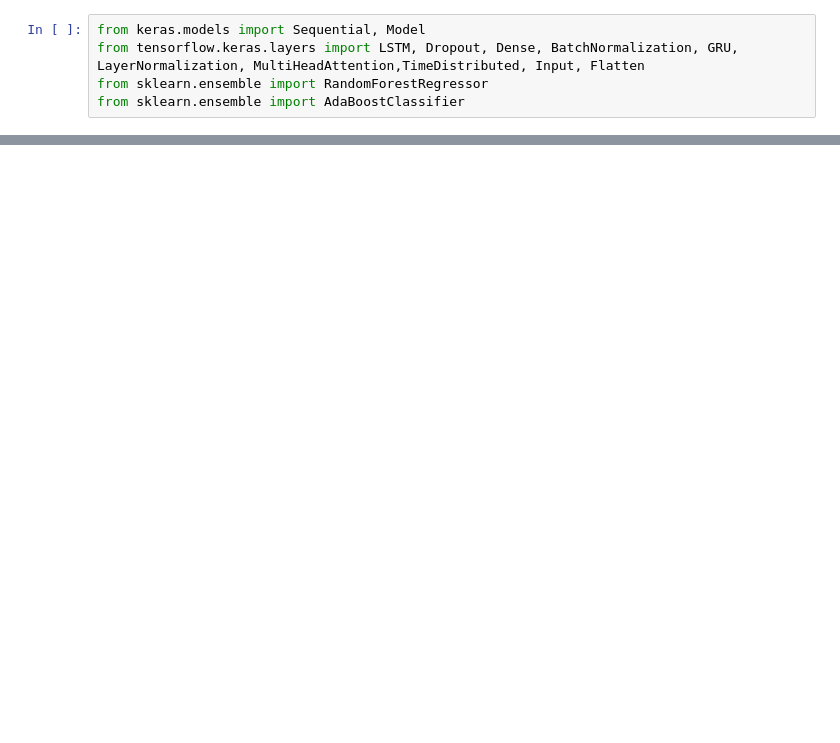
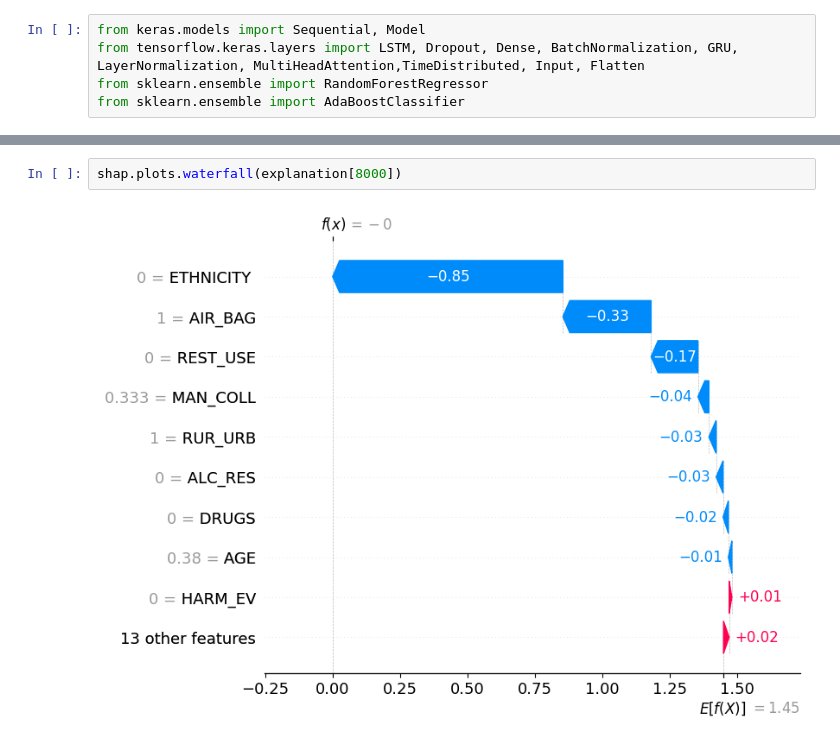
Before and after one commit to EddieZ18326/SSTP-Injury-Projects, a Jupyter notebook: Driver/Ensemble/Boosting/Adaboost.ipynb, the cells around one changed output, grey strips where cells are left out. Saved outputs shown, nothing was run; the diff lists cells and outputs as text; blank space fills up the shorter version.

```diff
--- a/Driver/Ensemble/Boosting/Adaboost.ipynb
+++ b/Driver/Ensemble/Boosting/Adaboost.ipynb
@@ -57,3 +158,7 @@ shap.plots.beeswarm(explanation)
+# %%
+shap.plots.waterfall(explanation[8000])
+# %% [output]
+[figure, added]
 # %%
 from sklearn.metrics import confusion_matrix
 from sklearn.metrics import ConfusionMatrixDisplay
```
Also changed, not shown: parts of 10 cells of this notebook.
